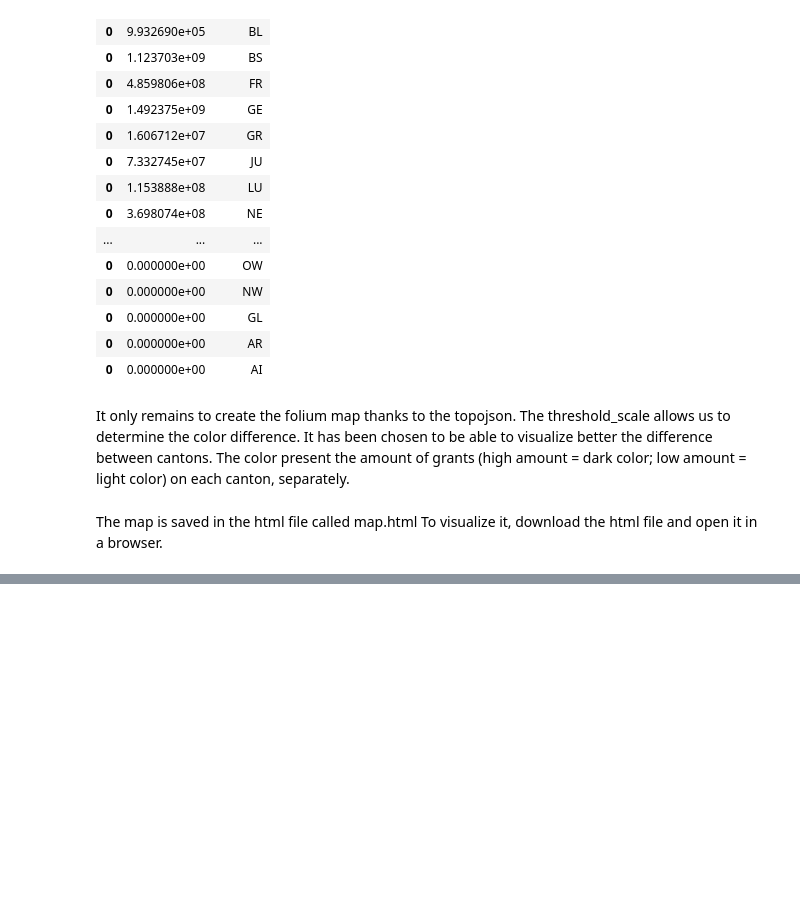
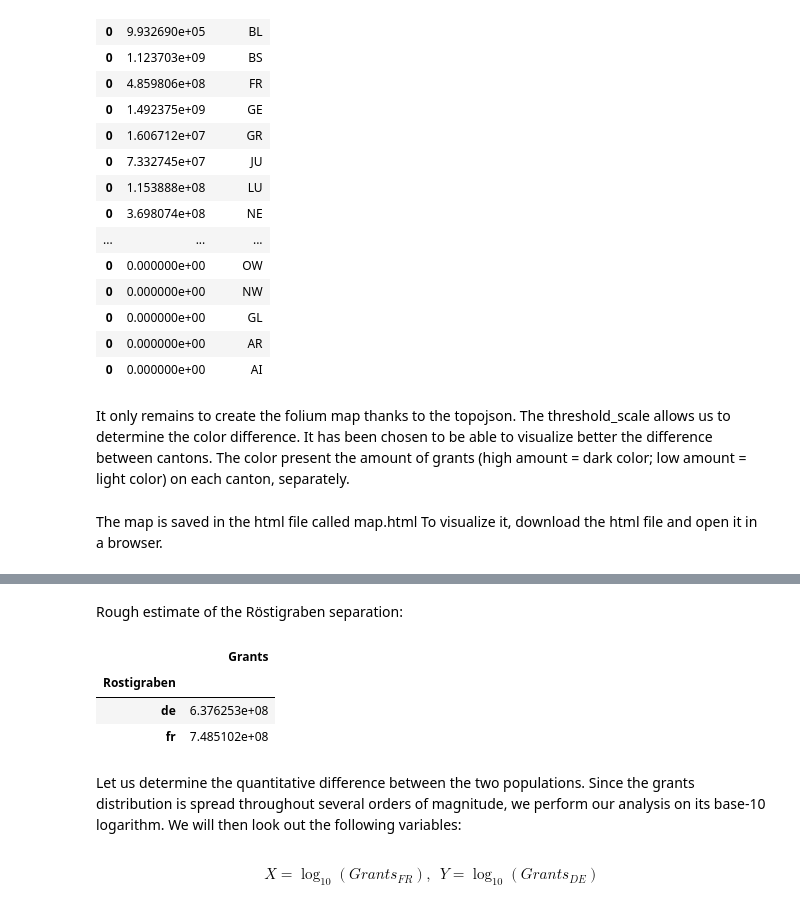
Before and after one commit to Bondzio/ADA_hw2016, a Jupyter notebook: 03 - Interactive Viz/Homework3_SNSF_P3_data.ipynb, the cells around one changed output, grey strips where cells are left out. Saved outputs shown, nothing was run; the diff lists cells and outputs as text; code cells hidden in the pictures; blank space fills up the shorter version.

```diff
--- a/03 - Interactive Viz/Homework3_SNSF_P3_data.ipynb
+++ b/03 - Interactive Viz/Homework3_SNSF_P3_data.ipynb
@@ -518,0 +533,21 @@ The percentage of money given to the French part of Switzerland is 39.3835799389
+# %% [markdown]
+Rough estimate of the Röstigraben separation:
+# %%
+grouped = database.groupby('Rostigraben')
+# group and normalize by the number of Cantons in each group
+SUM = grouped.sum()
+SUM.loc['de'] = SUM.loc['de']/10.0
+SUM.loc['fr'] = SUM.loc['fr']/6.0
+SUM
+# %% [output]
+|  | Grants |
+| Rostigraben |  |
+| de | 6.376253e+08 |
+| fr | 7.485102e+08 |
+# %% [markdown]
+Let us determine the quantitative difference between the two populations.
+Since the grants distribution is spread throughout several orders of magnitude, we perform our analysis on its base-10 logarithm. We will then look out the following variables:
+# %%
+display(Math(r'X = \log_{10}(Grants_{FR}), \:\:Y = \log_{10}(Grants_{DE})'))
+# %% [output]
+$$X = \log_{10}(Grants_{FR}), \:\:Y = \log_{10}(Grants_{DE})$$
```
Also changed, not shown: parts of 30 cells of this notebook, 2 other files.
